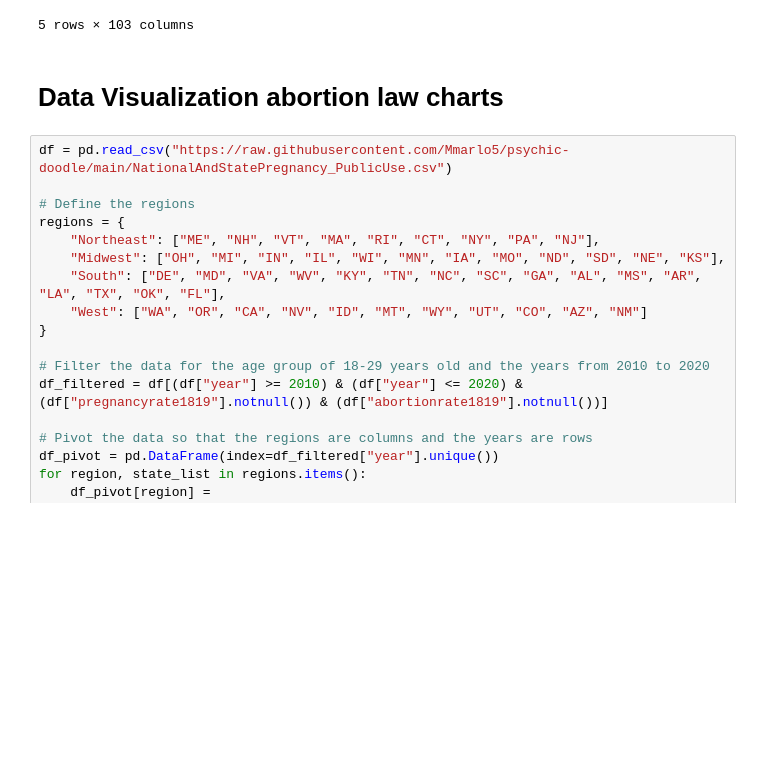
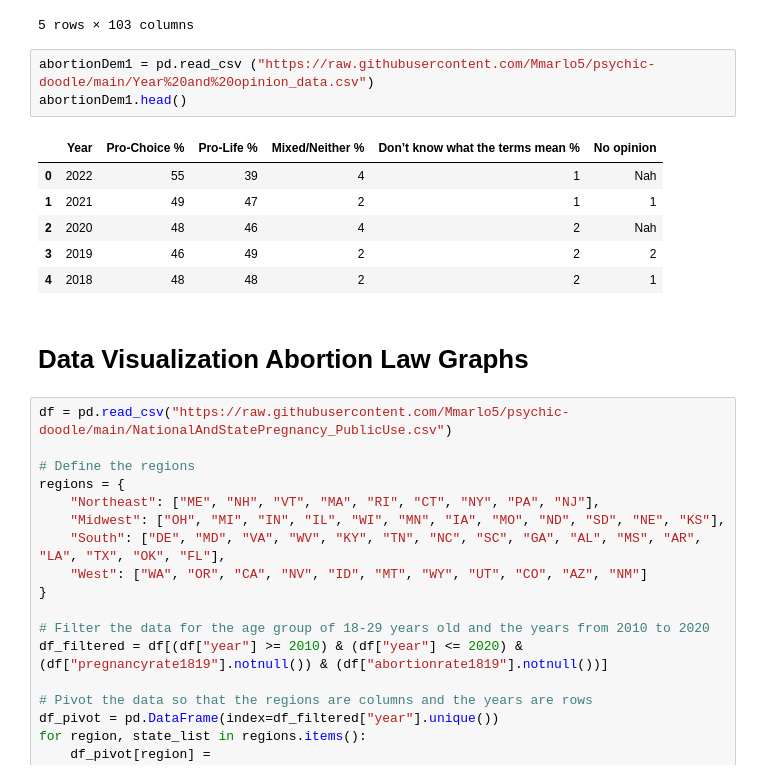
Before and after one commit to Mmarlo5/psychic-doodle, a Jupyter notebook: Copy_of_Problem_Set_5.ipynb, the cells around one changed output. Cells and saved outputs as stored; diff of their text form; blank space fills up the shorter version.

```diff
--- a/Copy_of_Problem_Set_5.ipynb
+++ b/Copy_of_Problem_Set_5.ipynb
@@ -321,8 +340,18 @@ Warning: Total number of columns (103) exceeds max_columns (20). Falling back to
 | 3 | AL | 2000 | 11.9 | 53.7 | 140.8 | 89.8 | ... |
 | 4 | AL | 2005 | 8.7 | 38.6 | 118.7 | 70.8 | ... |
 5 rows × 103 columns
+# %%
+abortionDem1 = pd.read_csv ("https://raw.githubusercontent.com/Mmarlo5/psychic-doodle/main/Year%20and%20opinion_data.csv")
+abortionDem1.head()
+# %% [output]
+|  | Year | Pro-Choice % | Pro-Life % | Mixed/Neither % | Don’t know what the terms mean % | No opinion |
+| 0 | 2022 | 55 | 39 | 4 | 1 | Nah |
+| 1 | 2021 | 49 | 47 | 2 | 1 | 1 |
+| 2 | 2020 | 48 | 46 | 4 | 2 | Nah |
+| 3 | 2019 | 46 | 49 | 2 | 2 | 2 |
+| 4 | 2018 | 48 | 48 | 2 | 2 | 1 |
 # %% [markdown]
-# Data Visualization abortion law charts
+# Data Visualization Abortion Law Graphs
 # %%
 df = pd.read_csv("https://raw.githubusercontent.com/Mmarlo5/psychic-doodle/main/NationalAndStatePregnancy_PublicUse.csv")
 
```
Also changed, not shown: parts of 10 cells of this notebook.
